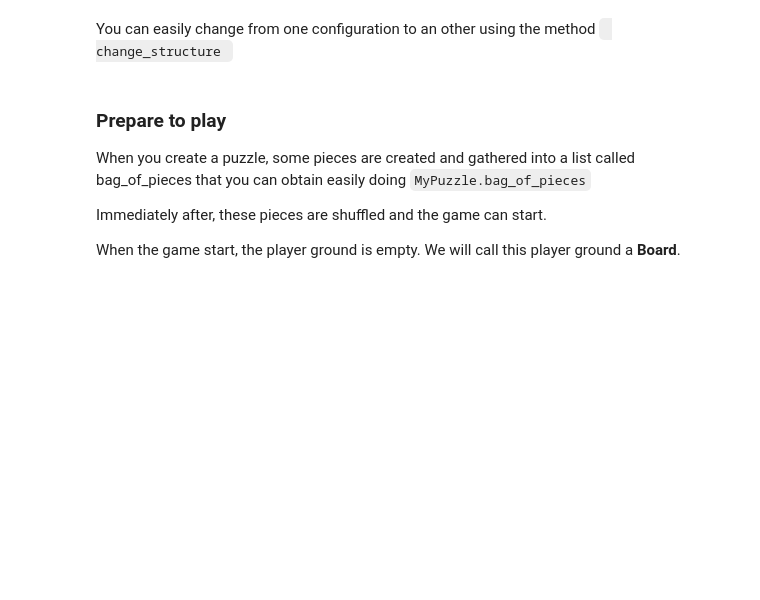
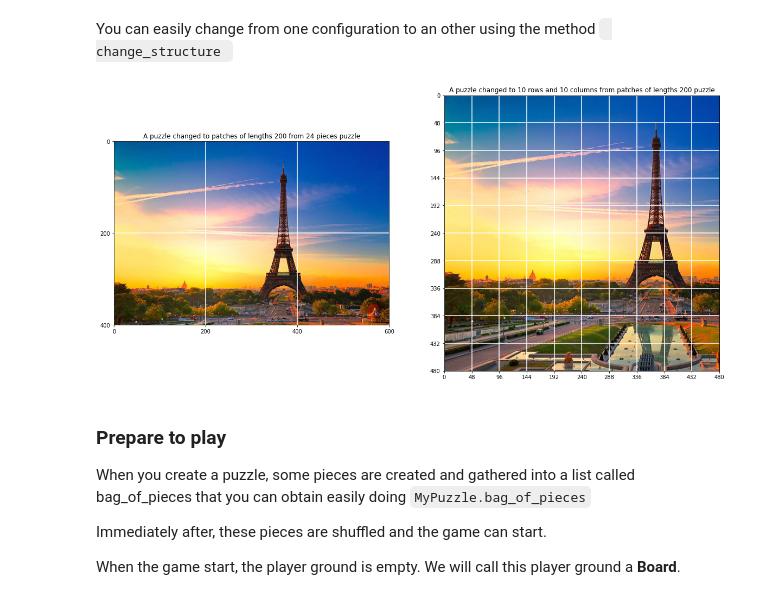
Before and after one commit to juliennonin/jigsaw-puzzle-solver, a Jupyter notebook: sandbox.ipynb, the cells around one changed output. Saved outputs shown, nothing was run; the diff lists cells and outputs as text; code cells hidden in the pictures; blank space fills up the shorter version.

```diff
--- a/sandbox.ipynb
+++ b/sandbox.ipynb
@@ -90,19 +107,21 @@ You can easily change from one configuration to an other using the method <code>
 # %%
 eiffel_puzzle = Puzzle(img,nb_pieces(N))
 
 plt.figure(figsize=(20,20))
 
-plt.subplot(1,3,1)
+plt.subplot(1,2,1)
 
-eiffel_puzzle.change_structure(patch(200))
-plt.title(f'A puzzle based on patches of lengths 200 ')
+eiffel_puzzle.change_structure(patch(200,))
+plt.title(f'A puzzle changed to patches of lengths 200 from {N} pieces puzzle')
 eiffel_puzzle.ground_truth.display()
 
 
-plt.subplot(1,3,2)
+plt.subplot(1,2,2)
 eiffel_puzzle.change_structure(nb_rows_and_columns((10,10)))
-plt.title(f'A puzzle with 10 rows and 10 columns ')
+plt.title(f'A puzzle changed to 10 rows and 10 columns from patches of lengths 200 puzzle')
 eiffel_puzzle.ground_truth.display()
+# %% [output]
+[figure, added]
 # %% [markdown]
 ### Prepare to play
 
```
Also changed, not shown: parts of 26 cells of this notebook.
